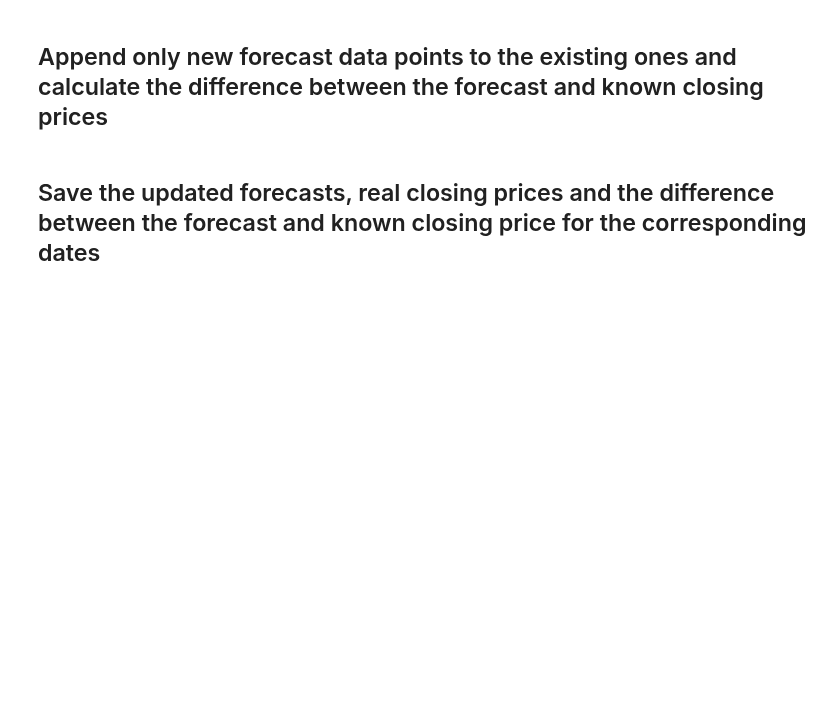
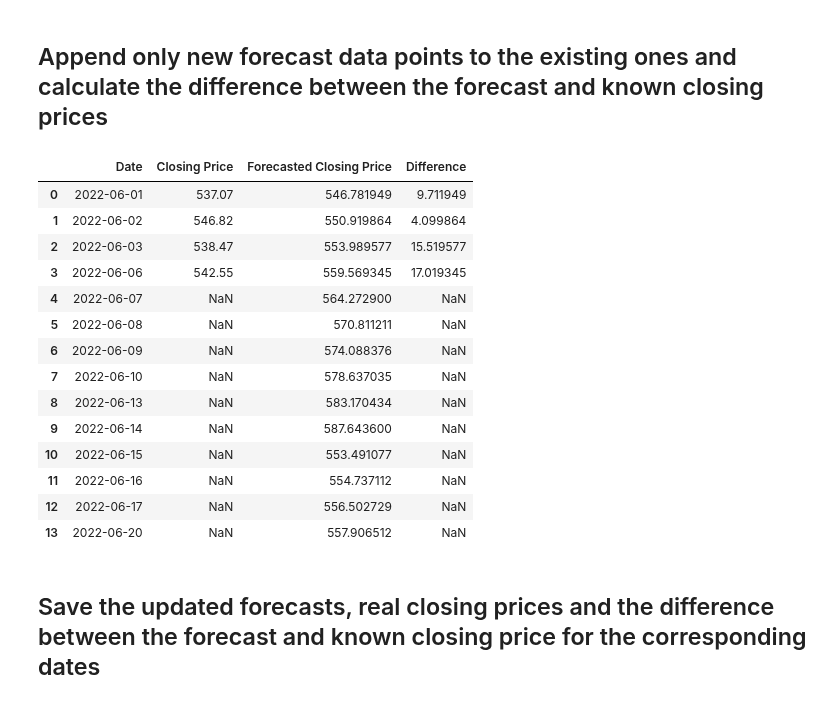
Before and after one commit to eshraongithub/global_sustainable_equity_fund_etl_and_time_series_forecasting, a Jupyter notebook: gsef_arima_time_series_forecast.ipynb, the cells around one changed output. Drawn from its saved outputs; the diff is of its cells as text; code cells hidden in the pictures; blank space fills up the shorter version.

```diff
--- a/gsef_arima_time_series_forecast.ipynb
+++ b/gsef_arima_time_series_forecast.ipynb
@@ -251,3 +235,30 @@ concat_forecast['Difference']= concat_forecast['Forecasted Closing Price'] - con
+# %%
+merged_forecast= pd.merge(existing_forecast, gsef_selected.rename(columns={'Close':'Closing Price'}), how= 'left', left_on='Date', right_on='Date')
+merged_forecast["Closing Price_x"] = merged_forecast["Closing Price_x"].combine_first(merged_forecast["Closing Price_y"])
+
+merged_forecast= merged_forecast.drop('Closing Price_y', axis=1)
+
+#merged_forecast= merged_forecast.set_index('Date')
+
+merged_forecast= merged_forecast.rename(columns={'Closing Price_x': 'Closing Price'}).sort_values(by="Date")
+
+merged_forecast['Difference']= merged_forecast['Forecasted Closing Price'] - merged_forecast['Closing Price']
+# %% [output]
+|  | Date | Closing Price | Forecasted Closing Price | Difference |
+| 0 | 2022-06-01 | 537.07 | 546.781949 | 9.711949 |
+| 1 | 2022-06-02 | 546.82 | 550.919864 | 4.099864 |
+| 2 | 2022-06-03 | 538.47 | 553.989577 | 15.519577 |
+| 3 | 2022-06-06 | 542.55 | 559.569345 | 17.019345 |
+| 4 | 2022-06-07 | NaN | 564.272900 | NaN |
+| 5 | 2022-06-08 | NaN | 570.811211 | NaN |
+| 6 | 2022-06-09 | NaN | 574.088376 | NaN |
+| 7 | 2022-06-10 | NaN | 578.637035 | NaN |
+| 8 | 2022-06-13 | NaN | 583.170434 | NaN |
+| 9 | 2022-06-14 | NaN | 587.643600 | NaN |
+| 10 | 2022-06-15 | NaN | 553.491077 | NaN |
+| 11 | 2022-06-16 | NaN | 554.737112 | NaN |
+| 12 | 2022-06-17 | NaN | 556.502729 | NaN |
+| 13 | 2022-06-20 | NaN | 557.906512 | NaN |
 # %% [markdown]
 ## Save the updated forecasts, real closing prices and the difference between the forecast and known closing price for the corresponding dates
 # %%
```
Also changed, not shown: parts of 9 cells of this notebook, 5 other files.
